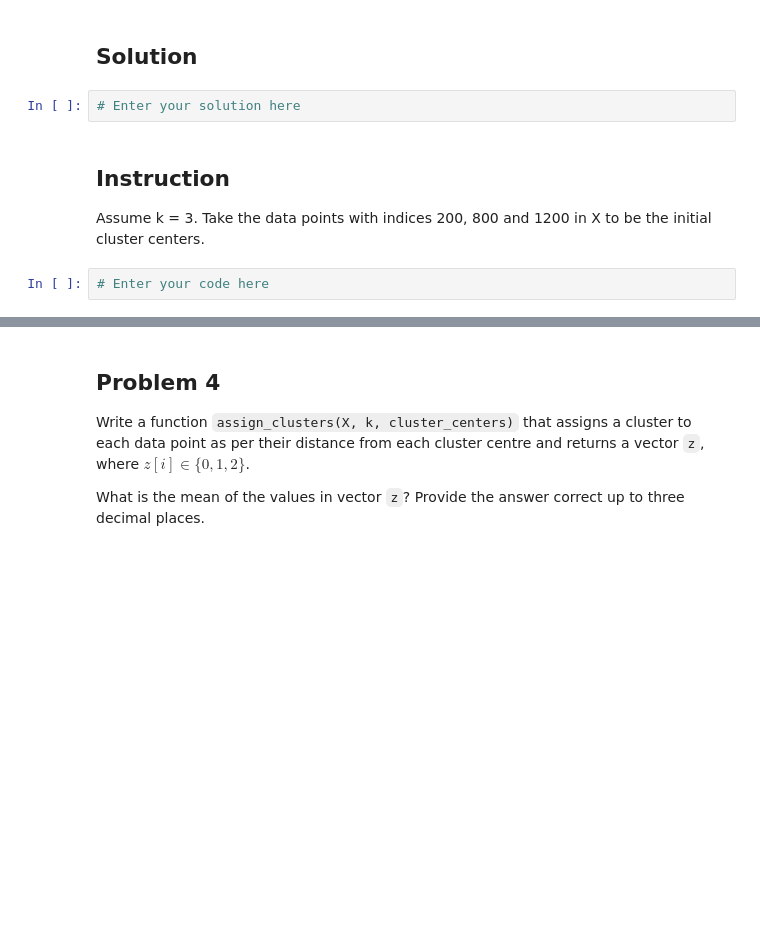
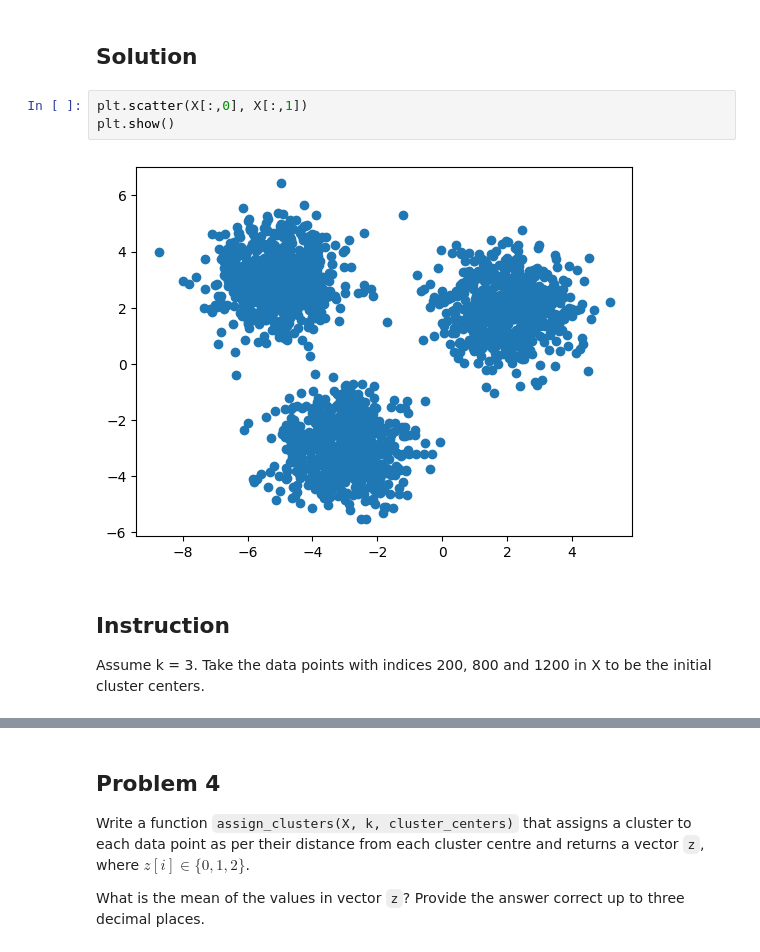
Before and after one commit to kumar-shivang/Machine-Learning-T, a Jupyter notebook: Week_3_Programming.ipynb, the cells around one changed output, grey strips where cells are left out. Drawn from its saved outputs; the diff is of its cells as text; blank space fills up the shorter version.

```diff
--- a/Week_3_Programming.ipynb
+++ b/Week_3_Programming.ipynb
@@ -42,11 +46,12 @@ How many features are there in the dataset?
 Plot the dataset using matplotlib.
 # %% [markdown]
 ## Solution
-# %%
-# Enter your solution here
+# %%
+plt.scatter(X[:,0], X[:,1])
+plt.show()
+# %% [output]
+[figure, added]
 # %% [markdown]
 ## Instruction
 
 Assume k = 3. Take the data points with indices 200, 800 and 1200 in X to be the initial cluster centers.
-# %%
-# Enter your code here
```
Also changed, not shown: parts of 7 cells of this notebook.
